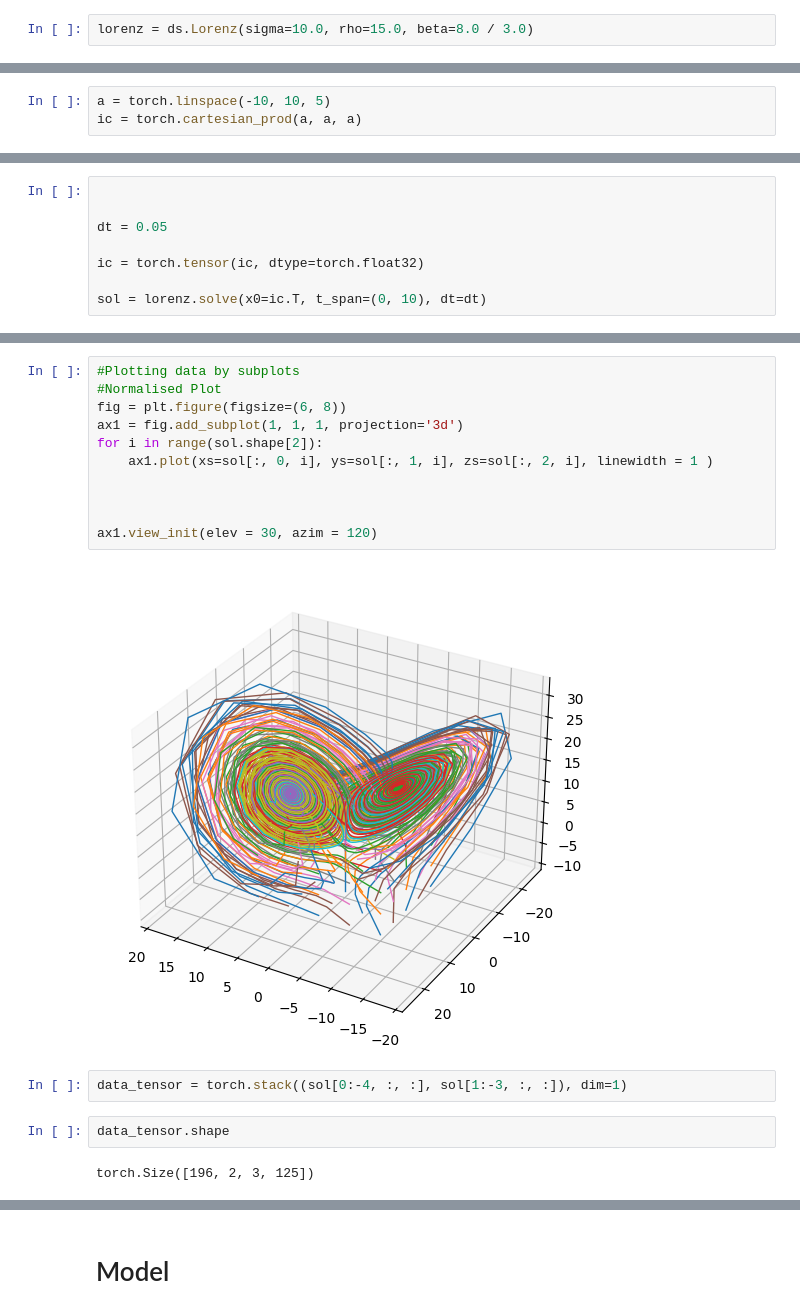
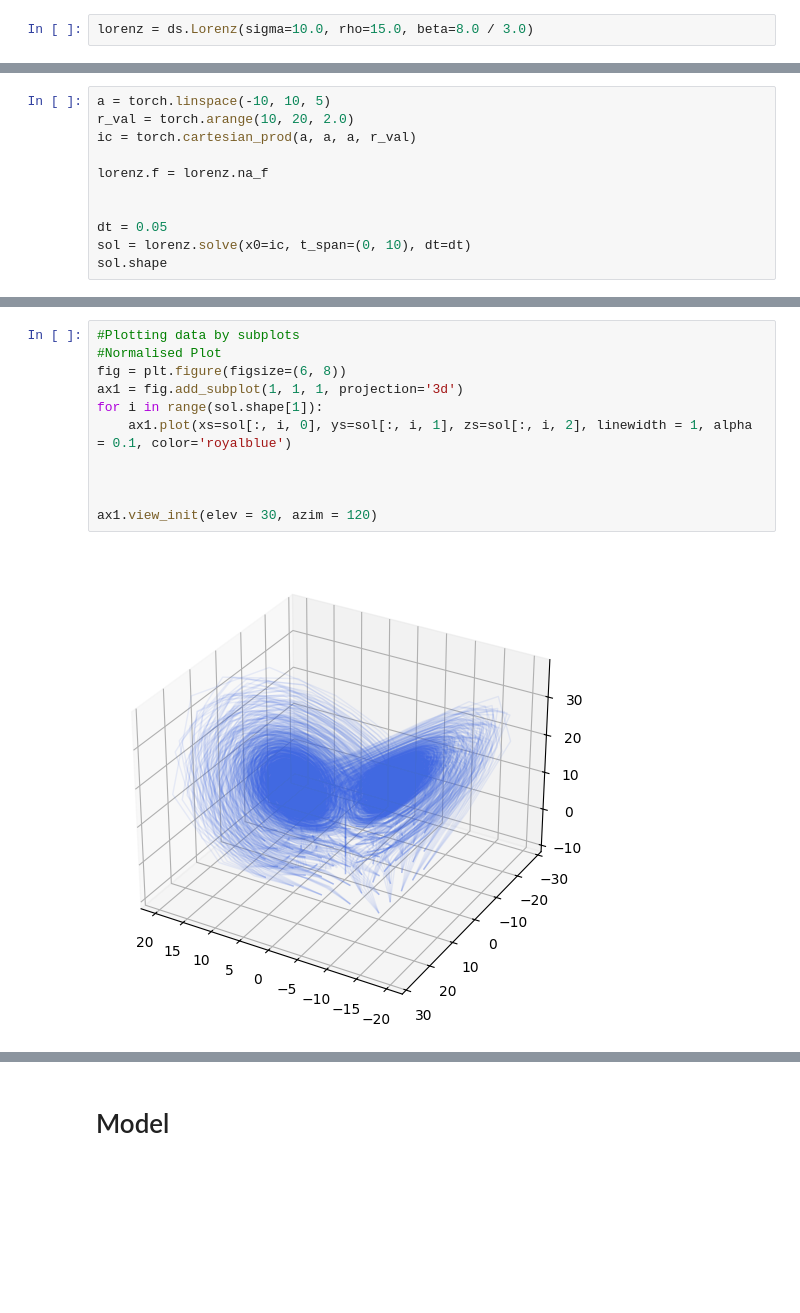
Before and after one commit to JPROSS18/JackRoss-PhD-Notes, a Jupyter notebook: NODE_with_bifurcation_parameter/NODE_v1_bif_lorenz.ipynb, the cells around one changed output, grey strips where cells are left out. Cells and saved outputs as stored; diff of their text form; blank space fills up the shorter version.

Commit message:
Updates Learning Lorenz
Updating learnin lorenz file

```diff
--- a/NODE_with_bifurcation_parameter/NODE_v1_bif_lorenz.ipynb
+++ b/NODE_with_bifurcation_parameter/NODE_v1_bif_lorenz.ipynb
@@ -36,3 +60,11 @@ lorenz = ds.Lorenz(sigma=10.0, rho=15.0, beta=8.0 / 3.0)
 # %%
 a = torch.linspace(-10, 10, 5)
-ic = torch.cartesian_prod(a, a, a)
+r_val = torch.arange(10, 20, 2.0)
+ic = torch.cartesian_prod(a, a, a, r_val)
+
+lorenz.f = lorenz.na_f
+
+
+dt = 0.05
+sol = lorenz.solve(x0=ic, t_span=(0, 10), dt=dt)
+sol.shape
@@ -43,8 +72,0 @@ torch.Size([125, 3])
-# %%
-
-
-dt = 0.05
-
-ic = torch.tensor(ic, dtype=torch.float32)
-
-sol = lorenz.solve(x0=ic.T, t_span=(0, 10), dt=dt)
@@ -71,19 +73,13 @@ array([-10.        ,  -9.59183673,  -9.18367347,  -8.7755102 ,
 # %%
 #Plotting data by subplots
 #Normalised Plot
 fig = plt.figure(figsize=(6, 8))
 ax1 = fig.add_subplot(1, 1, 1, projection='3d')
-for i in range(sol.shape[2]):
-    ax1.plot(xs=sol[:, 0, i], ys=sol[:, 1, i], zs=sol[:, 2, i], linewidth = 1 )
+for i in range(sol.shape[1]):
+    ax1.plot(xs=sol[:, i, 0], ys=sol[:, i, 1], zs=sol[:, i, 2], linewidth = 1, alpha = 0.1, color='royalblue')
 
 
 
 ax1.view_init(elev = 30, azim = 120)
 # %% [output]
-[figure, old version]
+[figure, new version]
-# %%
-data_tensor = torch.stack((sol[0:-4, :, :], sol[1:-3, :, :]), dim=1)
-# %%
-data_tensor.shape
-# %% [output]
-torch.Size([196, 2, 3, 125])
```
Also changed, not shown: parts of 33 cells of this notebook.
